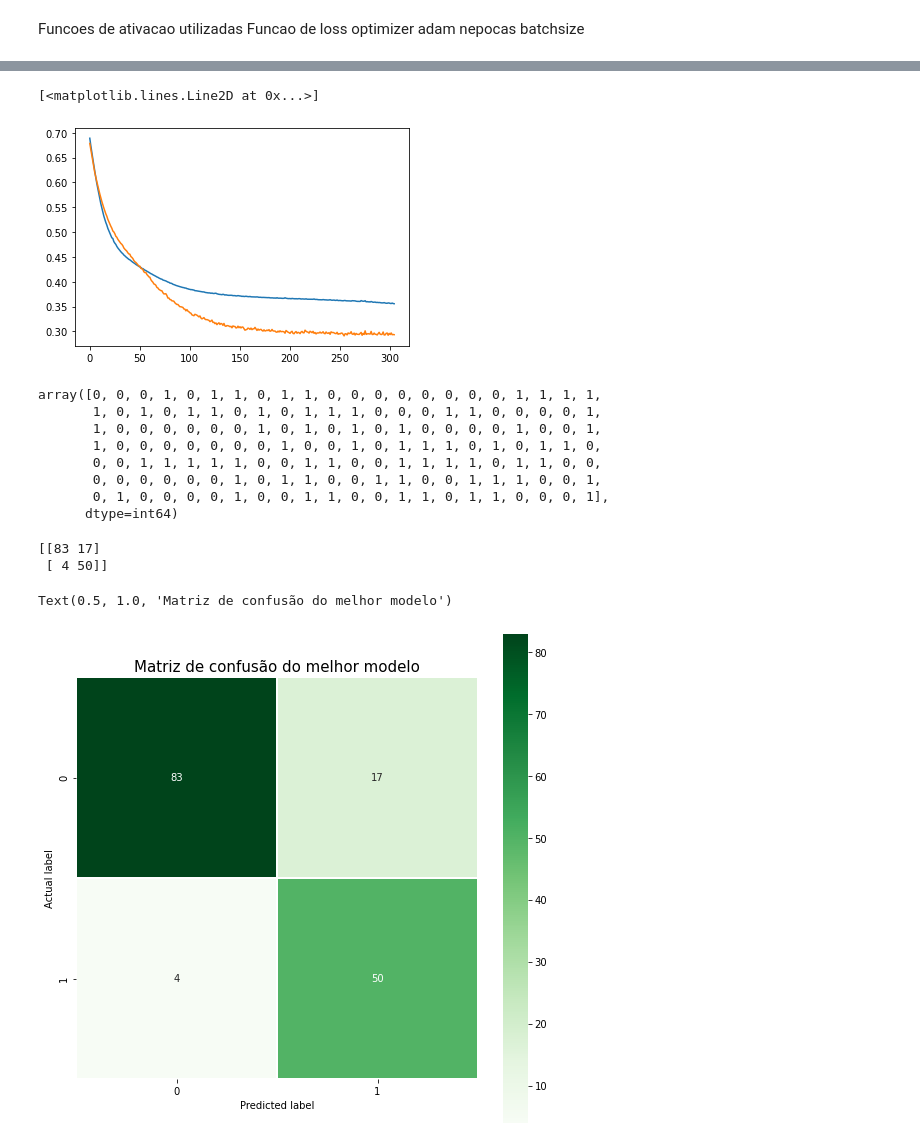
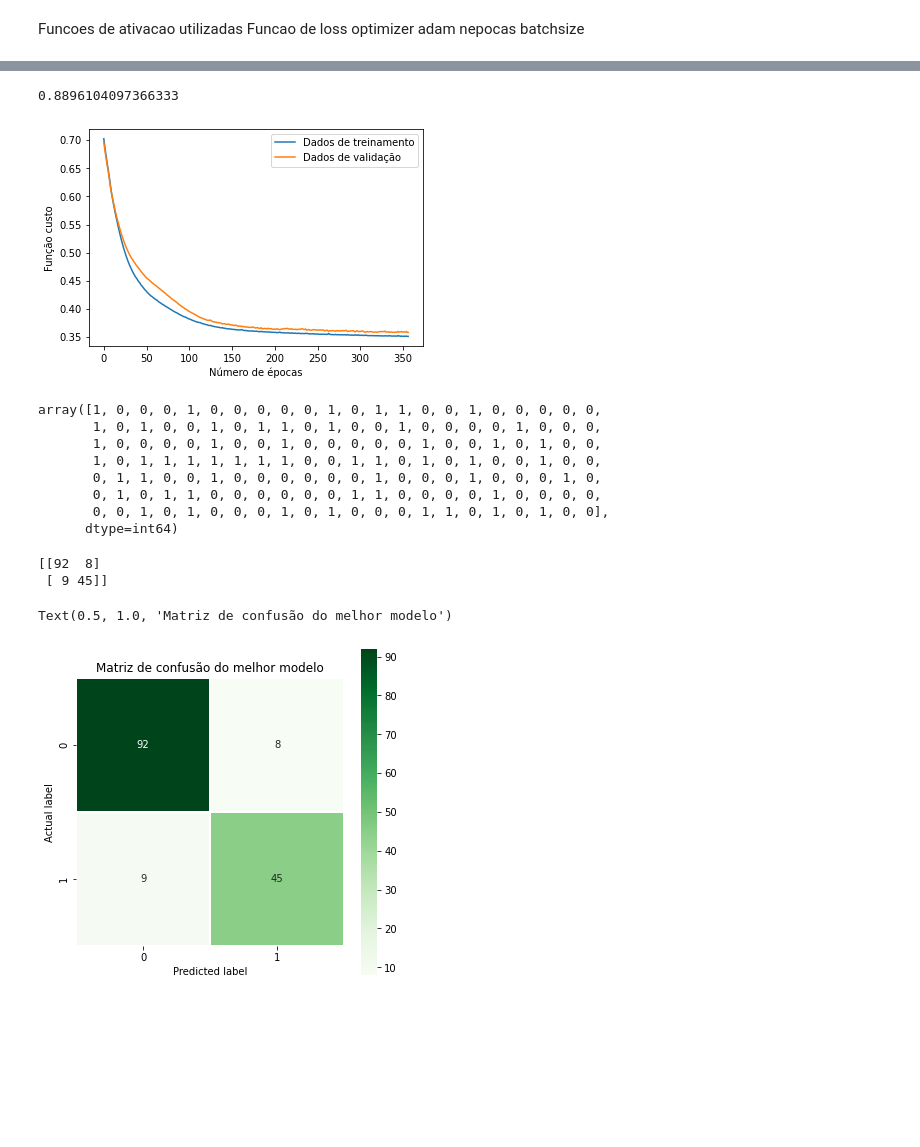
Before and after one commit to arlindots/maclea, a Jupyter notebook: efc3.ipynb, the cells around one changed output, grey strips where cells are left out. Saved outputs shown, nothing was run; the diff lists cells and outputs as text; code cells hidden in the pictures; blank space fills up the shorter version.

```diff
--- a/efc3.ipynb
+++ b/efc3.ipynb
@@ -110,2 +123,2 @@ listacc = np.array(listacc)
 # %%
-plt.plot(Nneuronios, listacc)
+bestneuronios = Nneuronios[listacc.argmax()]
@@ -115,2 +124,0 @@ plt.plot(Nneuronios, listacc)
-# %%
-bestneuronios = Nneuronios[listacc.argmin()]
@@ -157,35 +169,42 @@ Epoch 00305: early stopping
+# %%
+accuracy
+# %% [output]
+0.8896104097366333
 # %%
 epoch = list(range(1,Nepochs + 1))
-plt.plot(result.history['loss'])
-plt.plot(result.history['val_loss'])
+plt.plot(result.history['loss'], label='Dados de treinamento')
+plt.plot(result.history['val_loss'], label='Dados de validação')
+plt.xlabel('Número de épocas')
+plt.ylabel('Função custo')
+plt.legend(bbox_to_anchor=(1, 1), loc='left')
+plt.show()
 # %% [output]
-[<matplotlib.lines.Line2D at 0x...>]
-[figure, old version]
+[figure, new version]
 # %%
 np.argmax(model.predict(Xtest_norm), axis=-1)
 # %% [output]
-array([0, 0, 0, 1, 0, 1, 1, 0, 1, 1, 0, 0, 0, 0, 0, 0, 0, 0, 1, 1, 1, 1,
-       1, 0, 1, 0, 1, 1, 0, 1, 0, 1, 1, 1, 0, 0, 0, 1, 1, 0, 0, 0, 0, 1,
-       1, 0, 0, 0, 0, 0, 0, 1, 0, 1, 0, 1, 0, 1, 0, 0, 0, 0, 1, 0, 0, 1,
-       1, 0, 0, 0, 0, 0, 0, 0, 1, 0, 0, 1, 0, 1, 1, 1, 0, 1, 0, 1, 1, 0,
-       0, 0, 1, 1, 1, 1, 1, 0, 0, 1, 1, 0, 0, 1, 1, 1, 1, 0, 1, 1, 0, 0,
-       0, 0, 0, 0, 0, 0, 1, 0, 1, 1, 0, 0, 1, 1, 0, 0, 1, 1, 1, 0, 0, 1,
-       0, 1, 0, 0, 0, 0, 1, 0, 0, 1, 1, 0, 0, 1, 1, 0, 1, 1, 0, 0, 0, 1],
+array([1, 0, 0, 0, 1, 0, 0, 0, 0, 0, 1, 0, 1, 1, 0, 0, 1, 0, 0, 0, 0, 0,
+       1, 0, 1, 0, 0, 1, 0, 1, 1, 0, 1, 0, 0, 1, 0, 0, 0, 0, 1, 0, 0, 0,
+       1, 0, 0, 0, 0, 1, 0, 0, 1, 0, 0, 0, 0, 0, 1, 0, 0, 1, 0, 1, 0, 0,
+       1, 0, 1, 1, 1, 1, 1, 1, 1, 0, 0, 1, 1, 0, 1, 0, 1, 0, 0, 1, 0, 0,
+       0, 1, 1, 0, 0, 1, 0, 0, 0, 0, 0, 0, 1, 0, 0, 0, 1, 0, 0, 0, 1, 0,
+       0, 1, 0, 1, 1, 0, 0, 0, 0, 0, 0, 1, 1, 0, 0, 0, 0, 1, 0, 0, 0, 0,
+       0, 0, 1, 0, 1, 0, 0, 0, 1, 0, 1, 0, 0, 0, 1, 1, 0, 1, 0, 1, 0, 0],
       dtype=int64)
 # %%
 Ypred = np.argmax(model.predict(Xtest_norm), axis=-1)
 cmatrix = sk.confusion_matrix(ytest,Ypred)
 print(cmatrix)
 # %% [output]
-[[83 17]
- [ 4 50]]
+[[92  8]
+ [ 9 45]]
 # %%
-plt.figure(figsize=(9,9))
+plt.figure(figsize=(6,6))
 sns.heatmap(cmatrix, annot=True, fmt=".0f", linewidths=.5, square = True, cmap = 'Greens');
 plt.ylabel('Actual label');
 plt.xlabel('Predicted label');
 all_sample_title = 'Matriz de confusão do melhor modelo'
-plt.title(all_sample_title, size = 15)
+plt.title(all_sample_title, size = 12)
 # %% [output]
 Text(0.5, 1.0, 'Matriz de confusão do melhor modelo')
-[figure, old version]
+[figure, new version]
```
Also changed, not shown: parts of 8 cells of this notebook.
